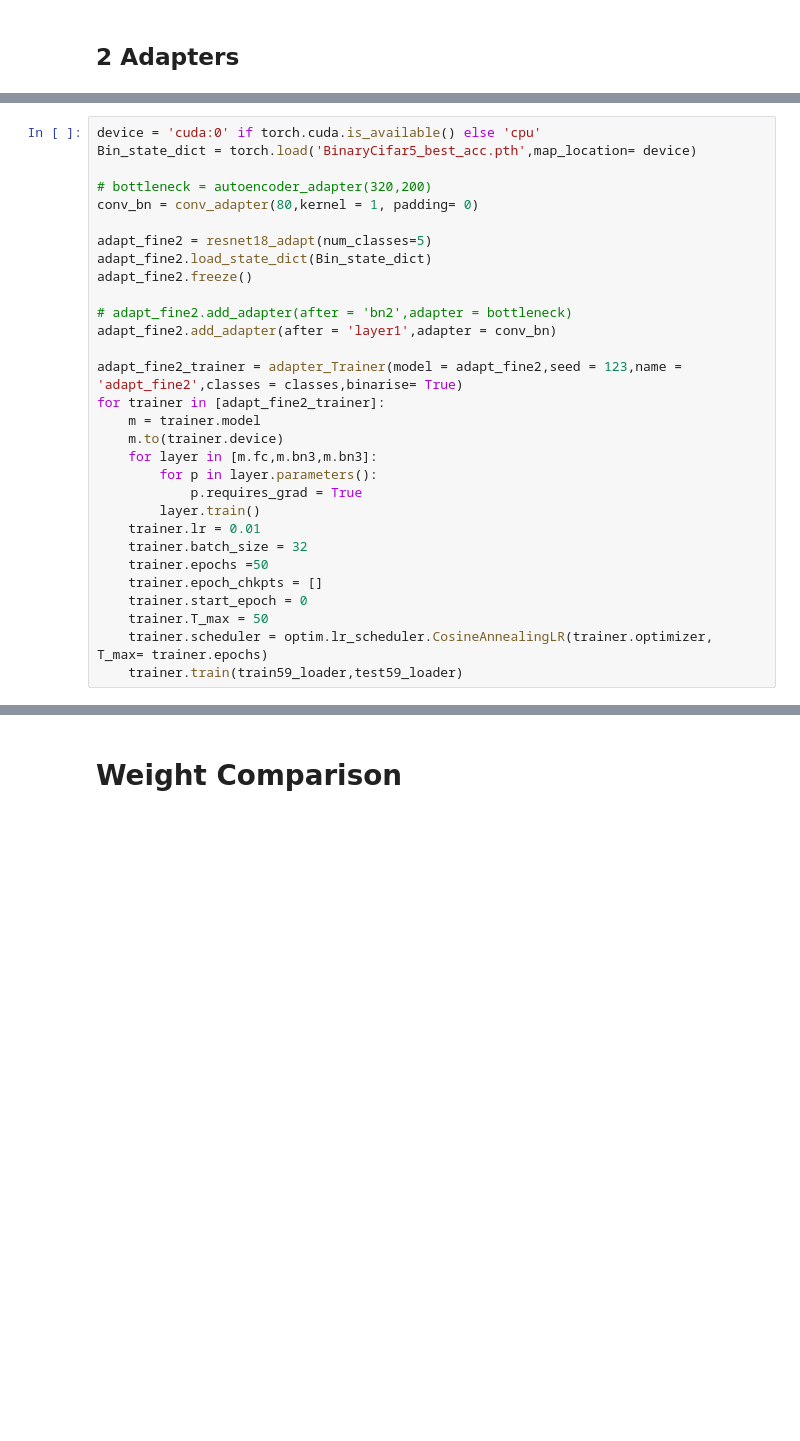
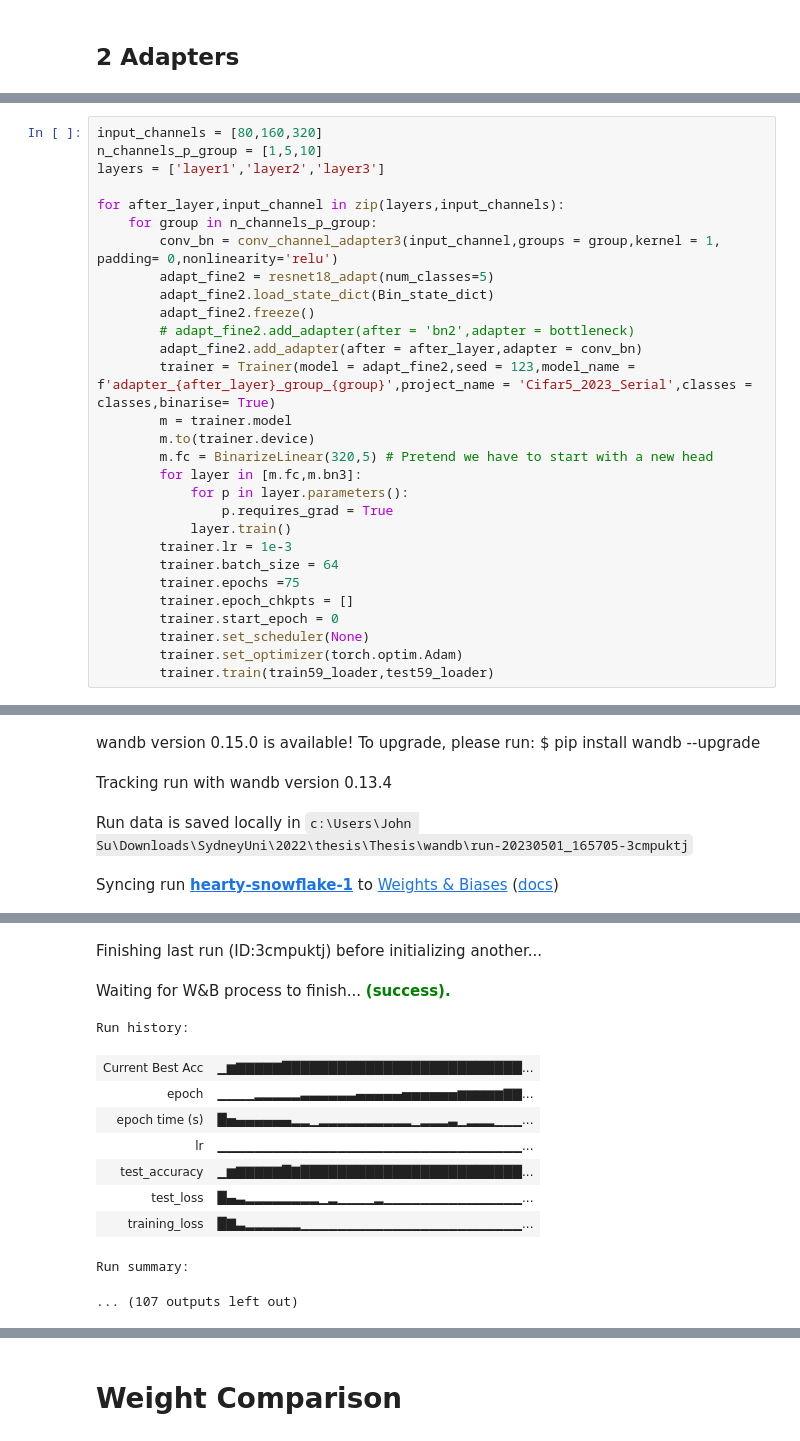
Before and after one commit to Johnnny-suu/Adapters_BNNs-Thesis-, a Jupyter notebook: Cifar_n.ipynb, the cells around one changed output, grey strips where cells are left out. Cells and saved outputs as stored; diff of their text form; blank space fills up the shorter version.

```diff
--- a/Cifar_n.ipynb
+++ b/Cifar_n.ipynb
@@ -337,31 +468,30 @@ Total Time 0.159884 hours
 # %%
-device = 'cuda:0' if torch.cuda.is_available() else 'cpu'
-Bin_state_dict = torch.load('BinaryCifar5_best_acc.pth',map_location= device)
+input_channels = [80,160,320]
+n_channels_p_group = [1,5,10]
+layers = ['layer1','layer2','layer3']
 
-# bottleneck = autoencoder_adapter(320,200)
-conv_bn = conv_adapter(80,kernel = 1, padding= 0)
-
-adapt_fine2 = resnet18_adapt(num_classes=5)
-adapt_fine2.load_state_dict(Bin_state_dict)
-adapt_fine2.freeze()
-
-# adapt_fine2.add_adapter(after = 'bn2',adapter = bottleneck)
-adapt_fine2.add_adapter(after = 'layer1',adapter = conv_bn)
-
-adapt_fine2_trainer = adapter_Trainer(model = adapt_fine2,seed = 123,name = 'adapt_fine2',classes = classes,binarise= True)
-for trainer in [adapt_fine2_trainer]:
-    m = trainer.model
-    m.to(trainer.device)
-    for layer in [m.fc,m.bn3,m.bn3]:
-        for p in layer.parameters():
-            p.requires_grad = True
-        layer.train()
-    trainer.lr = 0.01
-    trainer.batch_size = 32
-    trainer.epochs =50
-    trainer.epoch_chkpts = []
-    trainer.start_epoch = 0
-    trainer.T_max = 50
-    trainer.scheduler = optim.lr_scheduler.CosineAnnealingLR(trainer.optimizer, T_max= trainer.epochs)
-    trainer.train(train59_loader,test59_loader)
+for after_layer,input_channel in zip(layers,input_channels):
+    for group in n_channels_p_group:
+        conv_bn = conv_channel_adapter3(input_channel,groups = group,kernel = 1, padding= 0,nonlinearity='relu')
+        adapt_fine2 = resnet18_adapt(num_classes=5)
+        adapt_fine2.load_state_dict(Bin_state_dict)
+        adapt_fine2.freeze()
+        # adapt_fine2.add_adapter(after = 'bn2',adapter = bottleneck)
+        adapt_fine2.add_adapter(after = after_layer,adapter = conv_bn)
+        trainer = Trainer(model = adapt_fine2,seed = 123,model_name = f'adapter_{after_layer}_group_{group}',project_name = 'Cifar5_2023_Serial',classes = classes,binarise= True)
+        m = trainer.model
+        m.to(trainer.device)
+        m.fc = BinarizeLinear(320,5) # Pretend we have to start with a new head
+        for layer in [m.fc,m.bn3]:
+            for p in layer.parameters():
+                p.requires_grad = True
+            layer.train()
+        trainer.lr = 1e-3
+        trainer.batch_size = 64
+        trainer.epochs =75
+        trainer.epoch_chkpts = []
+        trainer.start_epoch = 0
+        trainer.set_scheduler(None)
+        trainer.set_optimizer(torch.optim.Adam)
+        trainer.train(train59_loader,test59_loader)
 # %% [output]
@@ -385,0 +502,4 @@ KeyboardInterrupt:
+wandb version 0.15.0 is available! To upgrade, please run: $ pip install wandb --upgrade
+Tracking run with wandb version 0.13.4
+Run data is saved locally in c:\Users\John Su\Downloads\SydneyUni\2022\thesis\Thesis\wandb\run-20230501_165705-3cmpuktj
+Syncing run hearty-snowflake-1 to Weights & Biases (docs)
@@ -385,0 +523,12 @@ KeyboardInterrupt:
+Finishing last run (ID:3cmpuktj) before initializing another...
+Waiting for W&B process to finish... (success).
+Run history:
+| Current Best Acc | ▁▆▇▇▇▇▇██████████████████████████... |
+| epoch | ▁▁▁▁▂▂▂▂▂▃▃▃▃▃▃▄▄▄▄▄▅▅▅▅▅▅▆▆▆▆▆▇▇... |
+| epoch time (s) | █▅▄▄▄▄▄▄▂▂▁▂▂▂▂▂▂▂▂▂▂▁▂▂▂▃▁▂▂▂▁▁▁... |
+| lr | ▁▁▁▁▁▁▁▁▁▁▁▁▁▁▁▁▁▁▁▁▁▁▁▁▁▁▁▁▁▁▁▁▁... |
+| test_accuracy | ▁▆▇▇▇▇▇█▇████████████████████████... |
+| test_loss | █▄▃▂▂▂▂▂▂▂▂▁▂▁▁▁▁▂▁▁▁▁▁▁▁▁▁▁▁▁▁▁▁... |
+| training_loss | █▇▃▂▂▂▂▂▂▁▁▁▁▁▁▁▁▁▁▁▁▁▁▁▁▁▁▁▁▁▁▁▁... |
+Run summary:
+... (107 outputs left out)
```
Also changed, not shown: parts of 23 cells of this notebook, 16 other files.
